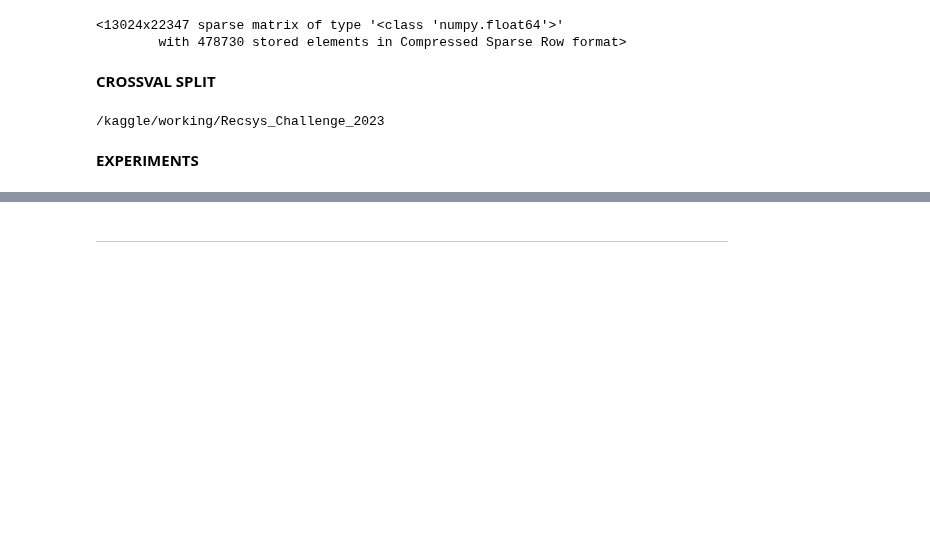
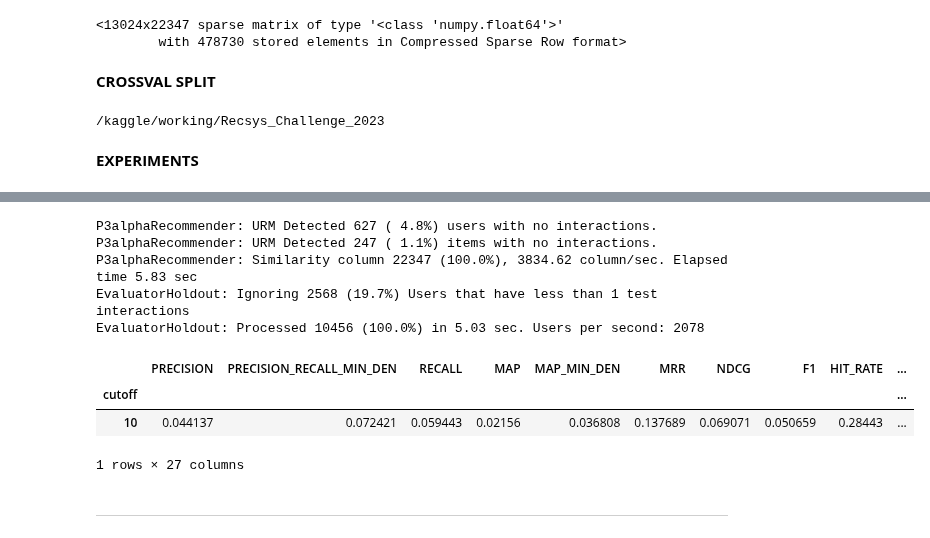
Before and after one commit to CarloSgaravatti/Recsys_Challenge_2023, a Jupyter notebook: challenge_notebooks/srecsys-challenge.ipynb, the cells around one changed output, grey strips where cells are left out. Saved outputs shown, nothing was run; the diff lists cells and outputs as text; code cells hidden in the pictures; blank space fills up the shorter version.

Commit message:
Kaggle Notebook | ALPHA_HT | Version 10

```diff
--- a/challenge_notebooks/srecsys-challenge.ipynb
+++ b/challenge_notebooks/srecsys-challenge.ipynb
@@ -326,8 +329,18 @@ result_df
 # %%
-#recommenderVAER = MultVAERecommender(URM_train)
-#recommenderVAER.fit()
-#np.bool = bool
-#np.float = float
-#evaluator = EvaluatorHoldout(URM_test_complete, cutoff_list=[10])
-#result_df, _ = evaluator.evaluateRecommender(recommenderVAER)
-#result_df
+alpha = P3alphaRecommender(URM_train)
+alpha.fit()
+np.bool = bool
+np.float = float
+evaluator = EvaluatorHoldout(URM_test_complete, cutoff_list=[10])
+result_df, _ = evaluator.evaluateRecommender(alpha)
+result_df
+# %% [output]
+P3alphaRecommender: URM Detected 627 ( 4.8%) users with no interactions.
+P3alphaRecommender: URM Detected 247 ( 1.1%) items with no interactions.
+P3alphaRecommender: Similarity column 22347 (100.0%), 3834.62 column/sec. Elapsed time 5.83 sec
+EvaluatorHoldout: Ignoring 2568 (19.7%) Users that have less than 1 test interactions
+EvaluatorHoldout: Processed 10456 (100.0%) in 5.03 sec. Users per second: 2078
+|  | PRECISION | PRECISION_RECALL_MIN_DEN | RECALL | MAP | MAP_MIN_DEN | MRR | NDCG | F1 | HIT_RATE | ... |
+| cutoff |  |  |  |  |  |  |  |  |  | ... |
+| 10 | 0.044137 | 0.072421 | 0.059443 | 0.02156 | 0.036808 | 0.137689 | 0.069071 | 0.050659 | 0.28443 | ... |
+1 rows × 27 columns
```
Also changed, not shown: parts of 29 cells of this notebook.
